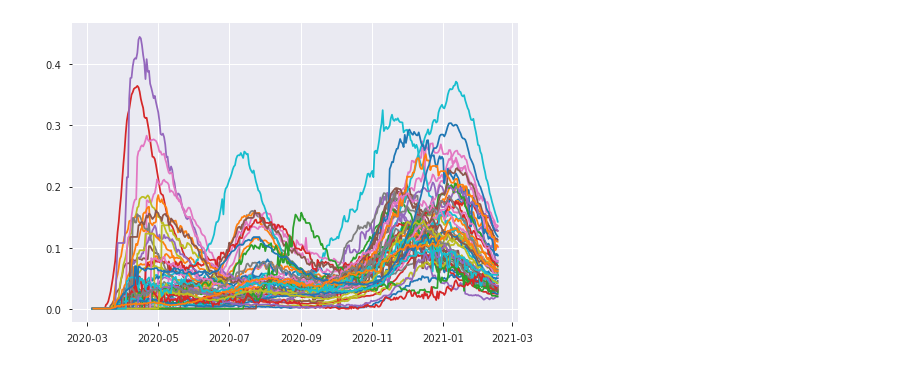
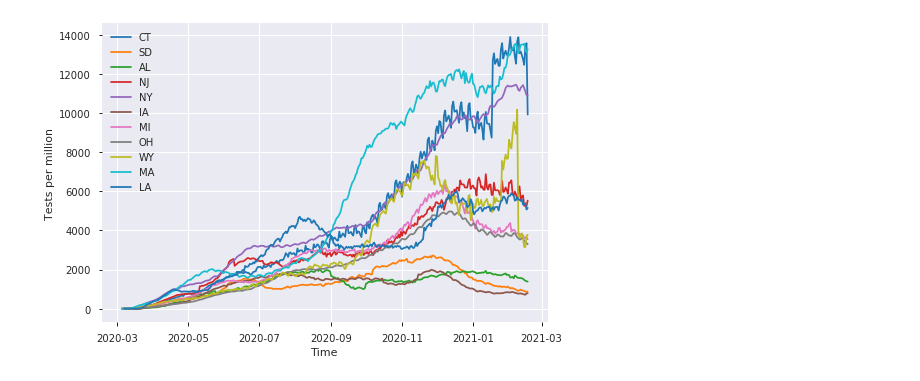
Before and after one commit to Garorod/datathon, a Jupyter notebook: USData-FirstAnalysis.ipynb, the cells around one changed output. Cells and saved outputs as stored; diff of their text form; code cells hidden in the pictures.

```diff
--- a/USData-FirstAnalysis.ipynb
+++ b/USData-FirstAnalysis.ipynb
@@ -78,6 +83,9 @@ final["positivityRate"]= final["positiveIncrease"]/ final['totalTestResultsIncre
 final["positivityRate"]=final["positivityRate"].fillna(0)
 final["deathIncrease_per_million"]= final["deathIncrease"]/final["population"]*1000000
 final["positivityRate"]=final.positivityRate.replace([np.inf, -np.inf,],1)
+final['month'] = pd.DatetimeIndex(final['date']).month
+final['yearMonth'] = final['date'].dt.strftime('%Y-%m')
+final["TotalTest_per_million"] = final["totalTestResultsIncrease"]/ final['population']*1000000
 # %%
 final.to_csv("data//USCombined.csv")
 # %%
@@ -104,0 +170,12 @@ toDrop_largeMissingValues=[]
+# %%
+# we are only considering cases where total deaths per million is more than 100
+totalTestDeaths_Statewise_above100=totalTestDeaths_Statewise[totalTestDeaths_Statewise["Total_Deaths_per_million"]>100]
+totalTestDeaths_Statewise_above100=totalTestDeaths_Statewise_above100.sort_values("Dist",ascending=False)
+# We are taking ~5% points which are futhermost from this line, having positive or negative differnce
+Takingtop15_points=totalTestDeaths_Statewise_above100[:15]
+a=list(Takingtop15_points['state'].value_counts().index)
+c=a
+statesHavingBadTesting=c
+print(statesHavingBadTesting)
+tr=Takingtop15_points.groupby('state')['yearMonth'].apply(list)
+print(tr)
@@ -105,12 +197,12 @@ toDrop_largeMissingValues=[]
 # %%
 states=final['state'].unique()
-final['deathIncrease_per_Million']= final['deathIncrease']/final['population']*1000000
-data={}
-for state in states:
+months=final['yearMonth'].unique()
+for state in statesHavingBadTesting:
     df=final[final['state']==state]
-    profile = ProfileReport(df, title="Pandas Profiling Report",minimal=True)
-    profile.to_file("data//USData_Output//"+state+"_output.html")
-    #df['deathIncreaseSmooth_pm']=df['deathIncrease_per_Million'].rolling(7, min_periods=1).mean()
-    #plt.plot(df['date'],df['deathIncreaseSmooth_pm'],label=state)
-#plt.show()
+    df['deathIncrease_per_million_smooth']=df['deathIncrease_per_million'].rolling(30,min_periods=1).mean()
+    plt.plot(df['date'],df['deathIncrease_per_million_smooth'],label=state)
+plt.ylabel("Deaths per million")
+plt.xlabel("Time")
+plt.legend()
+plt.show()
 # %% [output]
@@ -122,12 +210,13 @@ KeyboardInterrupt:
 # %%
 states=final['state'].unique()
-data={}
-final['month'] = pd.DatetimeIndex(final['date']).month
-months=final['month'].unique()
-for state in states:
+months=final['yearMonth'].unique()
+for state in statesHavingBadTesting:
     df=final[final['state']==state]
-    df['Covid_hospitalizedCurrently_per_capacity']=(df['hospitalizedCurrently']/df['Inpatient_Bed_Capacity'])
-    plt.plot(df['date'],df['Covid_hospitalizedCurrently_per_capacity'],label=state)
+    df['TotalTest_per_million_smooth']=df['TotalTest_per_million'].rolling(30,min_periods=1).mean()
+    plt.plot(df['date'],df['TotalTest_per_million_smooth'],label=state)
+plt.xlabel("Time")
+plt.ylabel("Tests per million")
+plt.legend()
 plt.show()
 # %% [output]
-[figure, old version]
+[figure, new version]
```
Also changed, not shown: parts of 37 cells of this notebook.
